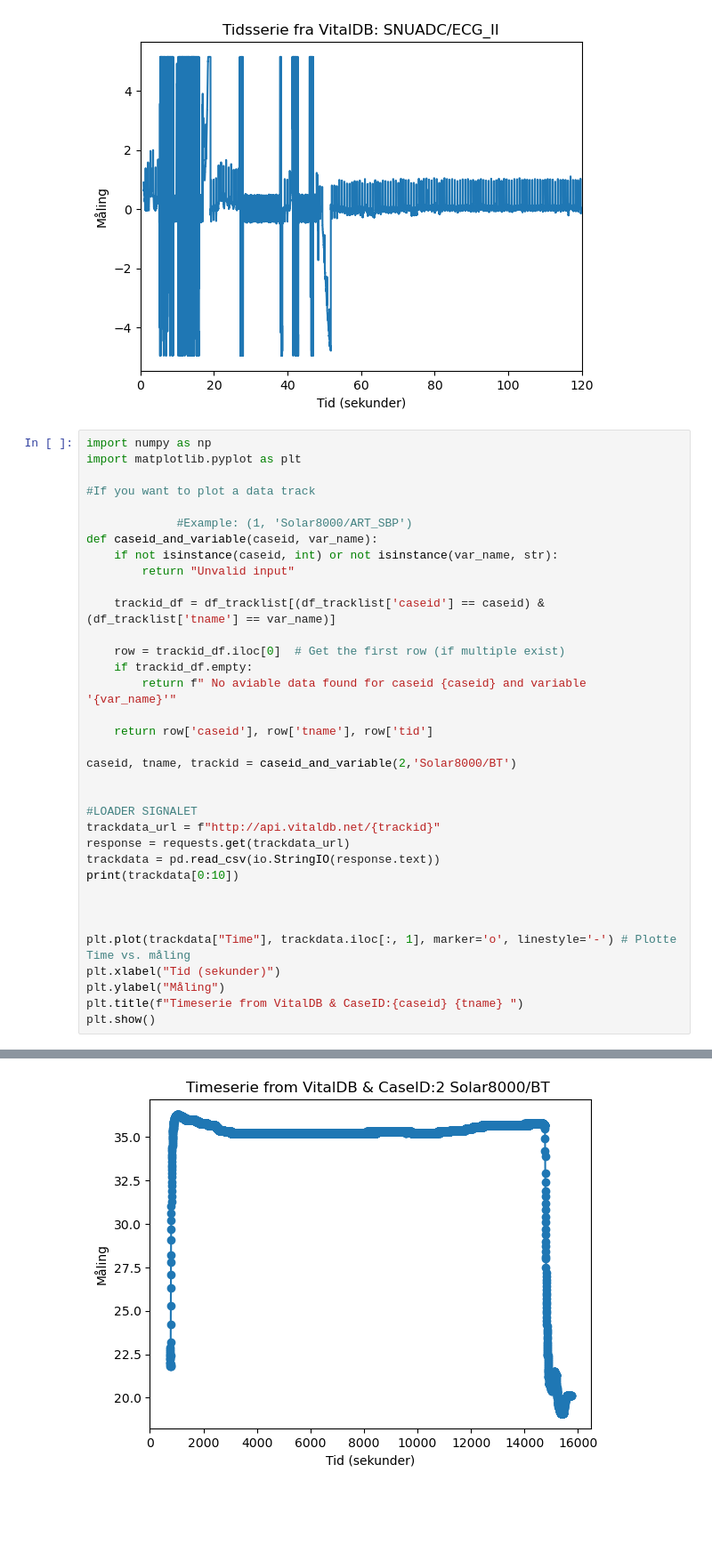
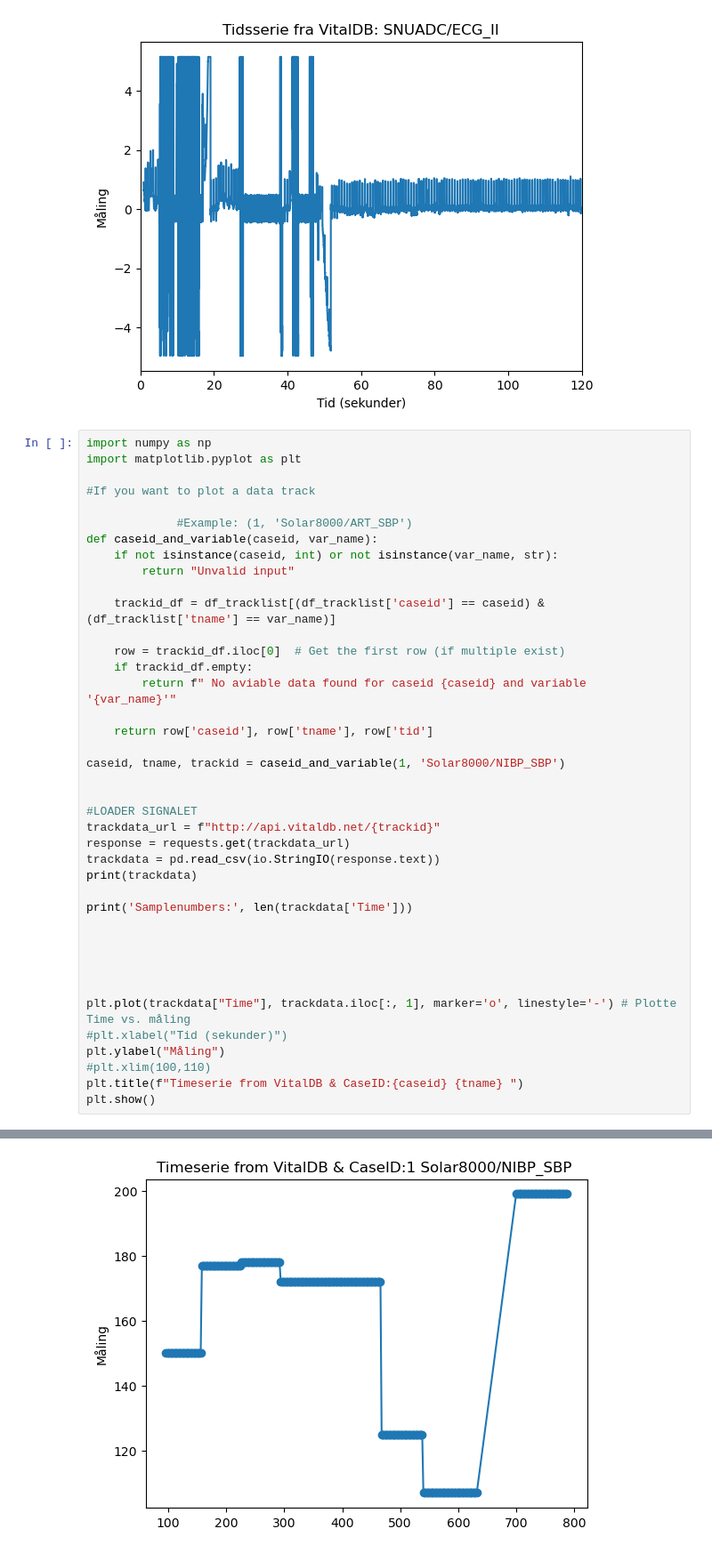
Before and after one commit to jennyskrytenjohnsen/P10, a Jupyter notebook: Preprocessing/myfirstnotebook.ipynb, the cells around one changed output, grey strips where cells are left out. Shown: that part at 89% size. Cells and saved outputs as stored; diff of their text form; blank space fills up the shorter version.

```diff
--- a/Preprocessing/myfirstnotebook.ipynb
+++ b/Preprocessing/myfirstnotebook.ipynb
@@ -308,20 +364,25 @@ def caseid_and_variable(caseid, var_name):
 
     return row['caseid'], row['tname'], row['tid']
 
-caseid, tname, trackid = caseid_and_variable(2,'Solar8000/BT')
+caseid, tname, trackid = caseid_and_variable(1, 'Solar8000/NIBP_SBP')
 
 
 #LOADER SIGNALET
 trackdata_url = f"http://api.vitaldb.net/{trackid}"
 response = requests.get(trackdata_url)
 trackdata = pd.read_csv(io.StringIO(response.text))
-print(trackdata[0:10])
+print(trackdata)
+
+print('Samplenumbers:', len(trackdata['Time']))
+
+
 
 
 
 plt.plot(trackdata["Time"], trackdata.iloc[:, 1], marker='o', linestyle='-') # Plotte Time vs. måling
-plt.xlabel("Tid (sekunder)")
+#plt.xlabel("Tid (sekunder)")
 plt.ylabel("Måling")
+#plt.xlim(100,110)
 plt.title(f"Timeserie from VitalDB & CaseID:{caseid} {tname} ")
 plt.show()
 # %% [output]
@@ -339 +406 @@ plt.show()
-[figure, old version]
+[figure, new version]
```
Also changed, not shown: parts of 6 cells of this notebook.
